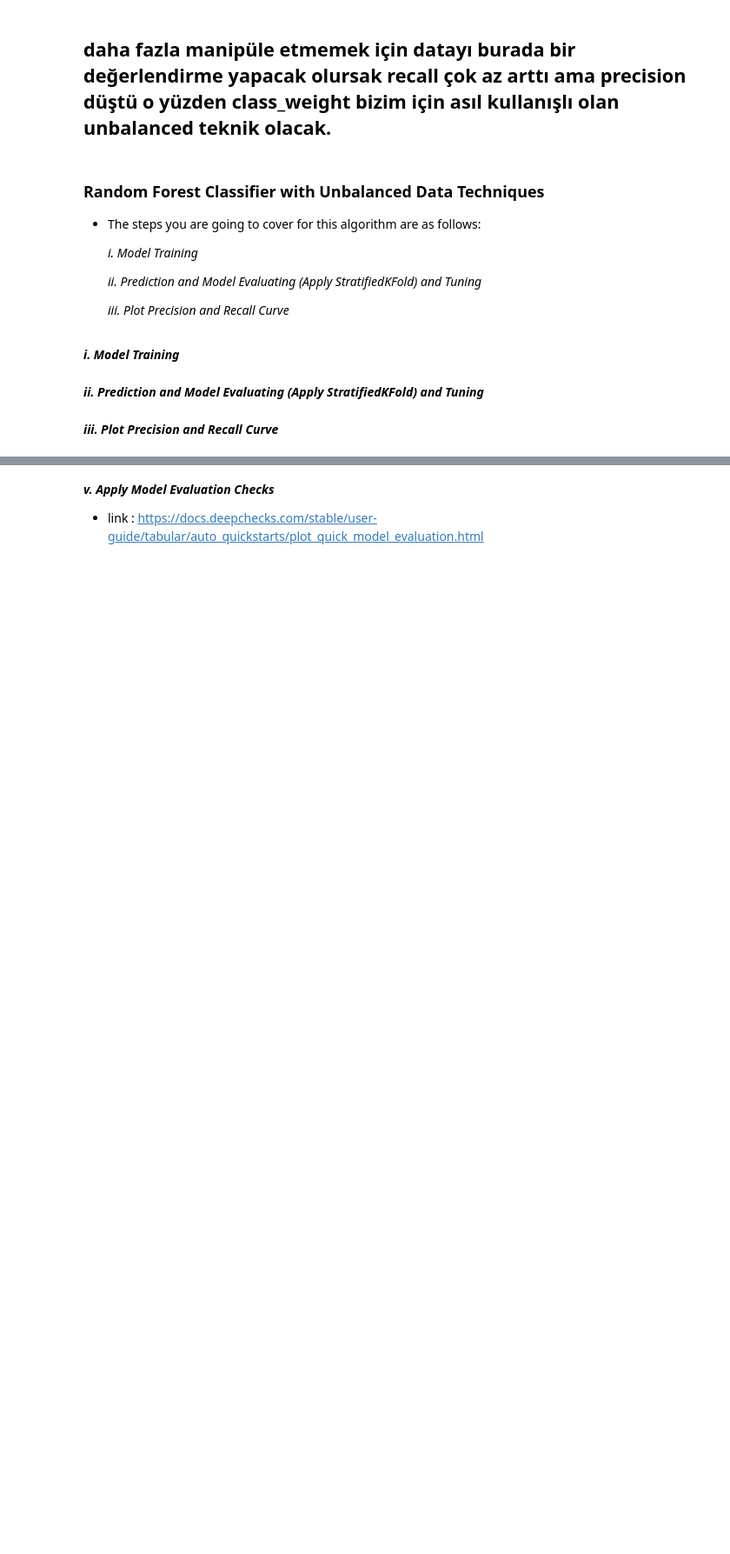
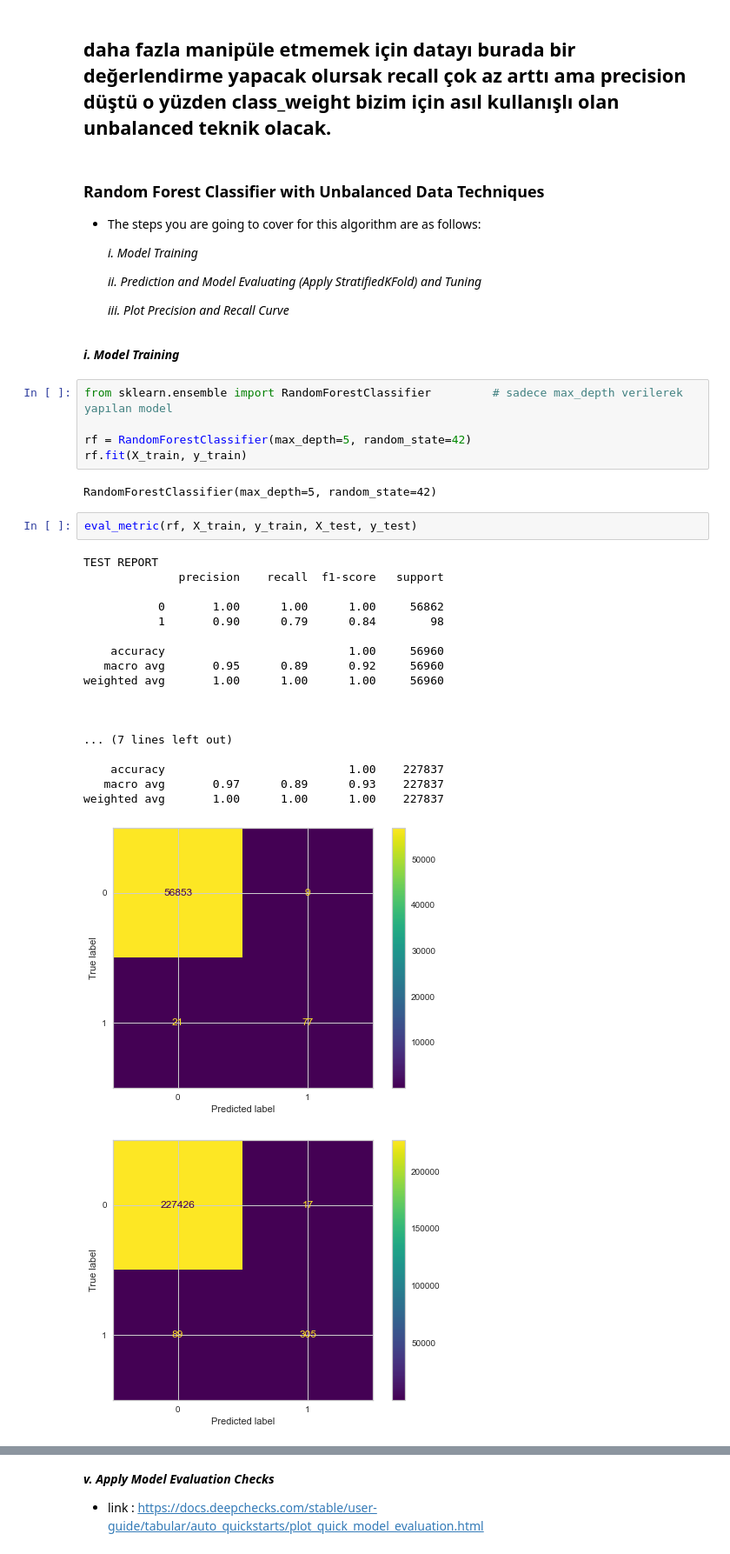
Before and after one commit to B-dogan/Credit-Card-Fraud-Detection-Project-, a Jupyter notebook: Fraud_Detection_Student_V3.ipynb, the cells around one changed output, grey strips where cells are left out. Shown at 87% size. Drawn from its saved outputs; the diff is of its cells as text; blank space fills up the shorter version.

```diff
--- a/Fraud_Detection_Student_V3.ipynb
+++ b/Fraud_Detection_Student_V3.ipynb
@@ -1240,7 +1240,32 @@ dtype: float64
    *iii. Plot Precision and Recall Curve*
 # %% [markdown]
 ***i. Model Training***
-# %% [markdown]
-***ii. Prediction and Model Evaluating (Apply StratifiedKFold) and Tuning***
-# %% [markdown]
-***iii. Plot Precision and Recall Curve***
+# %%
+from sklearn.ensemble import RandomForestClassifier         # sadece max_depth verilerek yapılan model
+
+rf = RandomForestClassifier(max_depth=5, random_state=42)
+rf.fit(X_train, y_train)
+# %% [output]
+RandomForestClassifier(max_depth=5, random_state=42)
+# %%
+eval_metric(rf, X_train, y_train, X_test, y_test)
+# %% [output]
+TEST REPORT
+              precision    recall  f1-score   support
+
+           0       1.00      1.00      1.00     56862
+           1       0.90      0.79      0.84        98
+
+    accuracy                           1.00     56960
+   macro avg       0.95      0.89      0.92     56960
+weighted avg       1.00      1.00      1.00     56960
+
+
+
+... (7 lines left out)
+
+    accuracy                           1.00    227837
+   macro avg       0.97      0.89      0.93    227837
+weighted avg       1.00      1.00      1.00    227837
+[figure, added]
+[figure, added]
```
Also changed, not shown: parts of 101 cells of this notebook, 1 other file.
